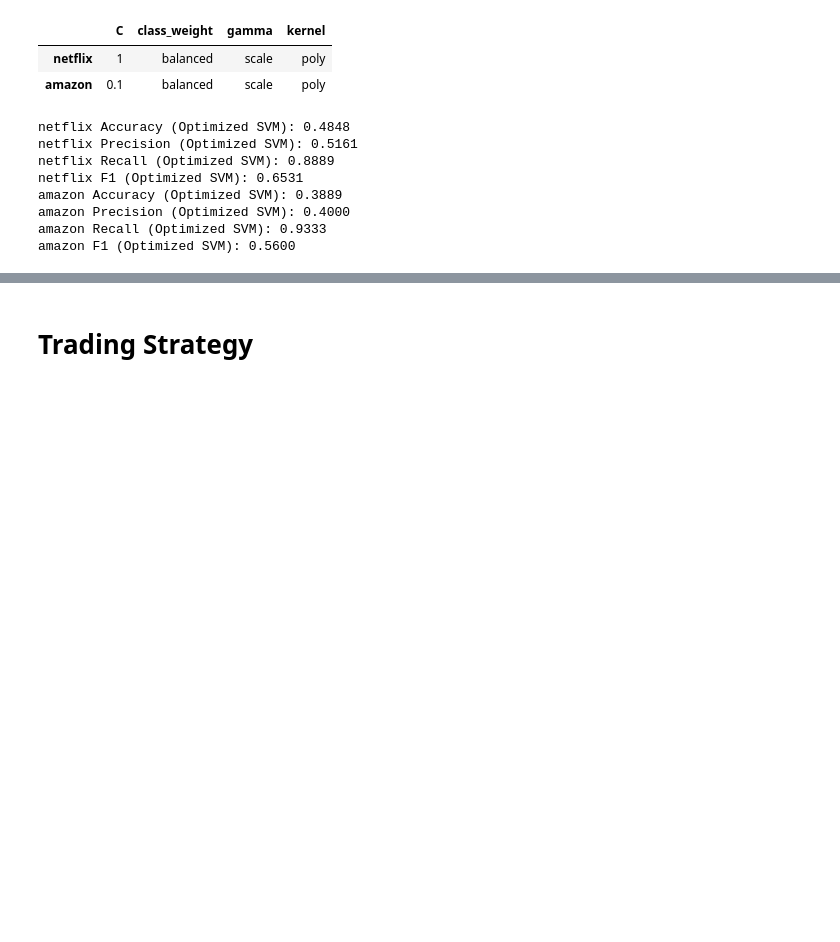
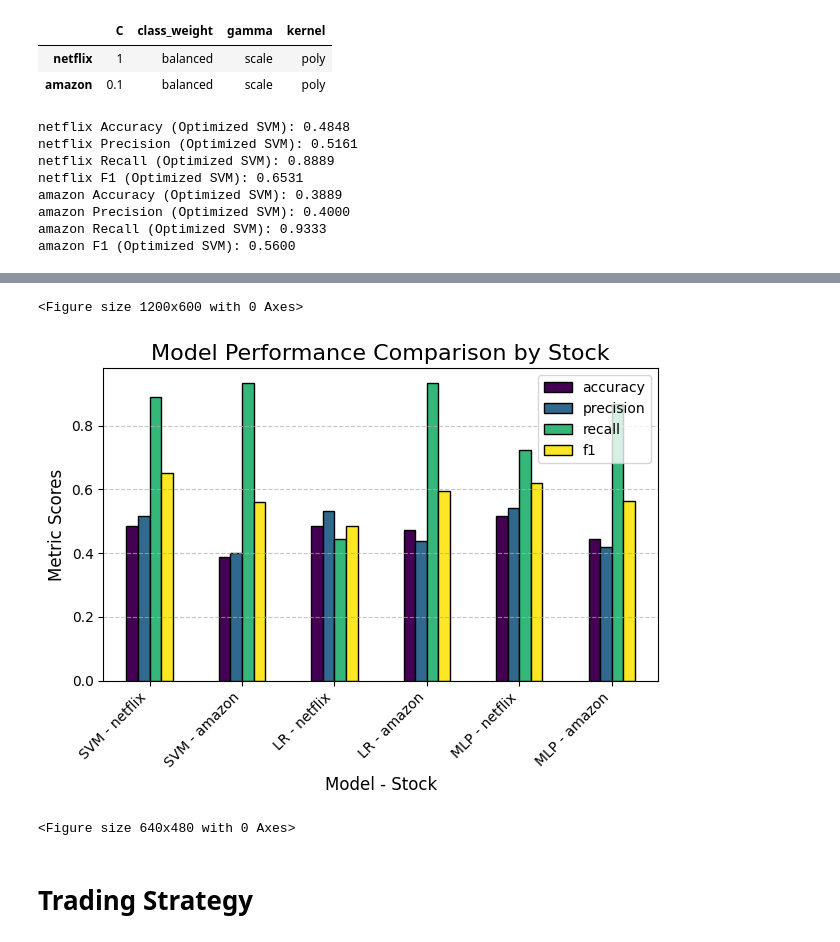
Before and after one commit to Ilse-hutten/tweet-stock-prediction, a Jupyter notebook: notebooks/model_training_02.ipynb, the cells around one changed output, grey strips where cells are left out. Cells and saved outputs as stored; diff of their text form; code cells hidden in the pictures; blank space fills up the shorter version.

```diff
--- a/notebooks/model_training_02.ipynb
+++ b/notebooks/model_training_02.ipynb
@@ -901,3 +927,31 @@ df_metrics
+# %%
+# Set the index to the combined label
+df_plot = df_metrics.set_index("Model_Stock")[["accuracy", "precision", "recall", "f1"]]
+
+# Plot comparison
+plt.figure(figsize=(12, 6))
+df_plot.plot(
+    kind="bar",
+    colormap="viridis",
+    edgecolor="black",
+)
+
+plt.title("Model Performance Comparison by Stock", fontsize=16)
+plt.xlabel("Model - Stock", fontsize=12)
+plt.ylabel("Metric Scores", fontsize=12)
+plt.xticks(rotation=45, ha="right")
+plt.legend(loc="upper right", fontsize=10)
+plt.tight_layout()
+plt.grid(axis="y", linestyle="--", alpha=0.7)
+
+plt.show()
+
+# Save the figure
+plt.savefig("images/model_performance.png", bbox_inches="tight", dpi=300)
+# %% [output]
+<Figure size 1200x600 with 0 Axes>
+[figure, added]
+<Figure size 640x480 with 0 Axes>
 # %% [markdown]
 
 #  **Trading Strategy**
```
Also changed, not shown: parts of 11 cells of this notebook, 5 other files.
